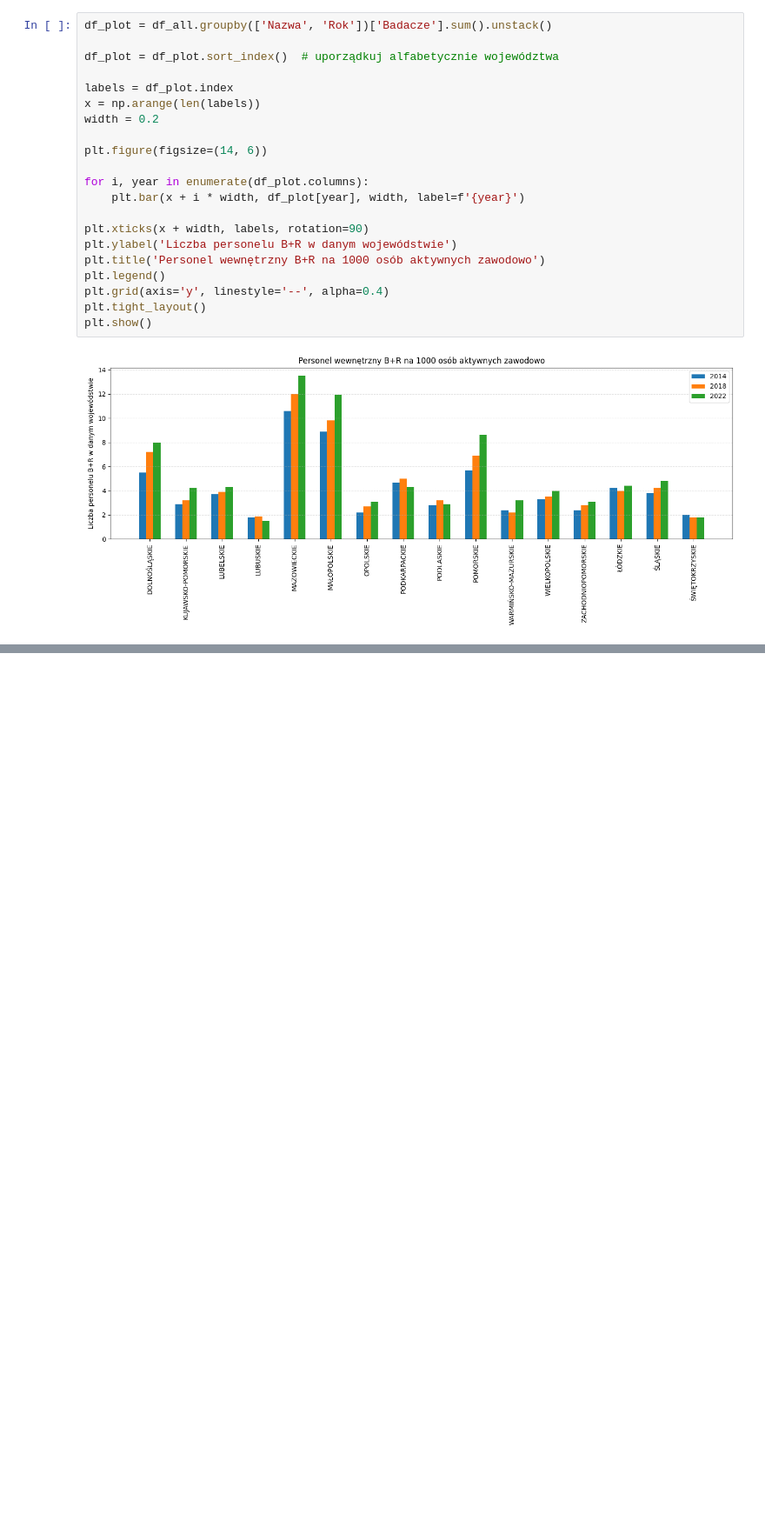
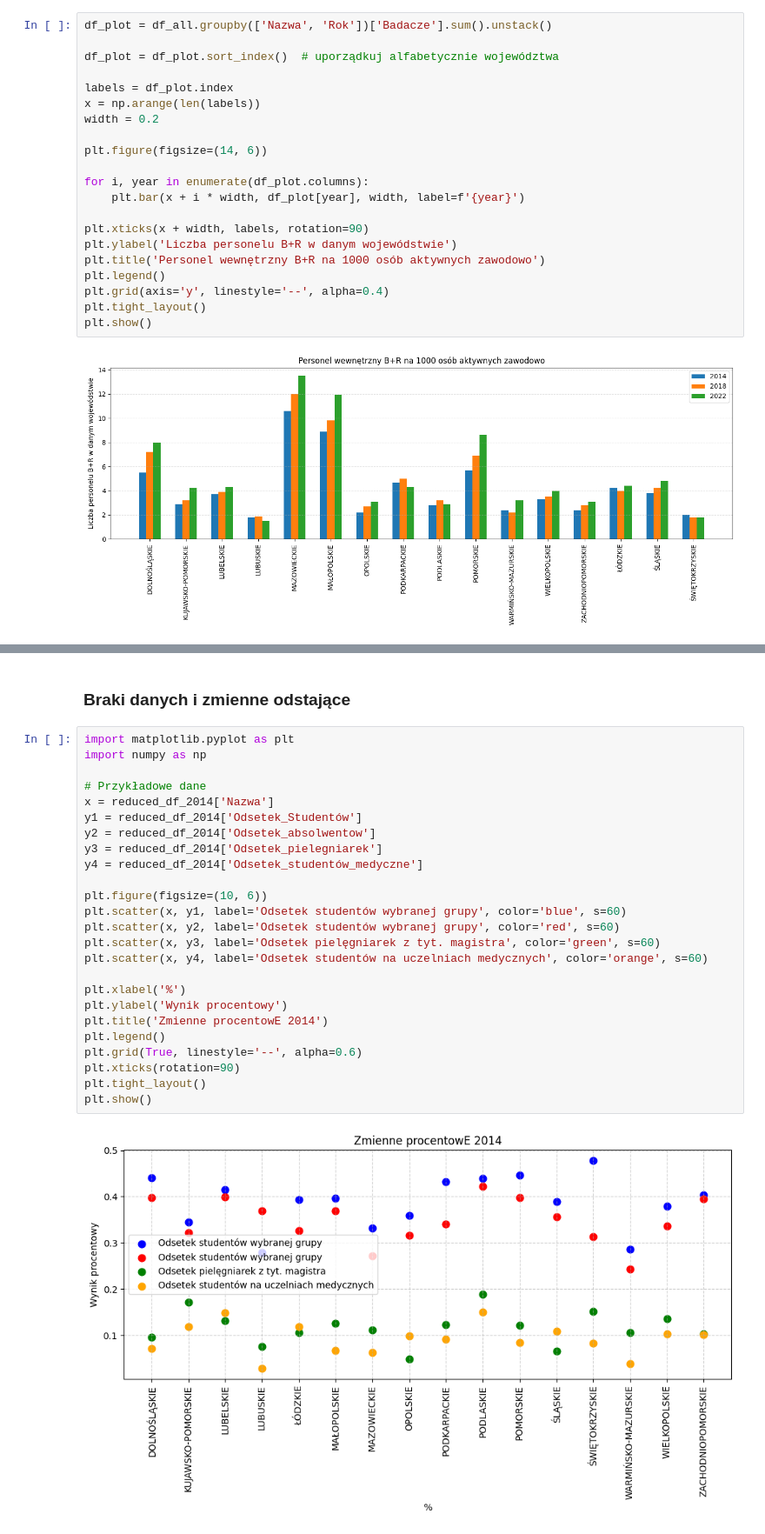
Before and after one commit to Dnsflr/Ekonometria-projekt, a Jupyter notebook: calculations.ipynb, the cells around one changed output, grey strips where cells are left out. Shown: that part at 87% size. Cells and saved outputs as stored; diff of their text form; blank space fills up the shorter version.

```diff
--- a/calculations.ipynb
+++ b/calculations.ipynb
@@ -301,0 +290,29 @@ dla kolejnych lat tez takie wykresiki zrobic mozna
+# %% [markdown]
+### Braki danych i zmienne odstające
+# %%
+import matplotlib.pyplot as plt
+import numpy as np
+
+# Przykładowe dane
+x = reduced_df_2014['Nazwa']
+y1 = reduced_df_2014['Odsetek_Studentów']
+y2 = reduced_df_2014['Odsetek_absolwentow']
+y3 = reduced_df_2014['Odsetek_pielegniarek']
+y4 = reduced_df_2014['Odsetek_studentów_medyczne']
+
+plt.figure(figsize=(10, 6))
+plt.scatter(x, y1, label='Odsetek studentów wybranej grupy', color='blue', s=60)
+plt.scatter(x, y2, label='Odsetek studentów wybranej grupy', color='red', s=60)
+plt.scatter(x, y3, label='Odsetek pielęgniarek z tyt. magistra', color='green', s=60)
+plt.scatter(x, y4, label='Odsetek studentów na uczelniach medycznych', color='orange', s=60)
+
+plt.xlabel('%')
+plt.ylabel('Wynik procentowy')
+plt.title('Zmienne procentowE 2014')
+plt.legend()
+plt.grid(True, linestyle='--', alpha=0.6)
+plt.xticks(rotation=90)
+plt.tight_layout()
+plt.show()
+# %% [output]
+[figure, added]
```
Also changed, not shown: parts of 9 cells of this notebook.
